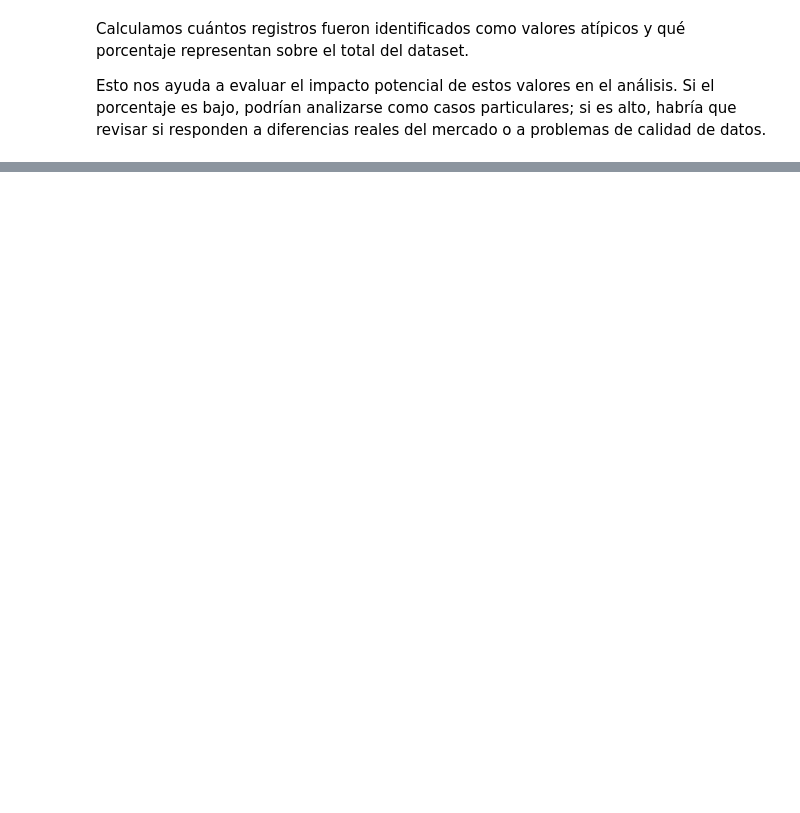
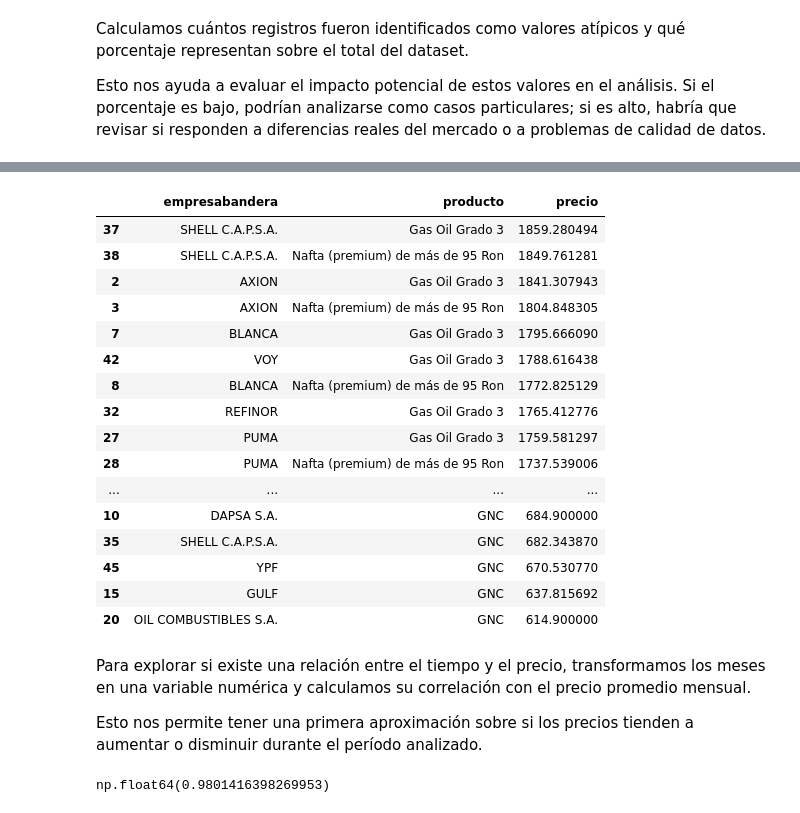
Before and after one commit to matiasdemori/Trabajo-Integrador-Ciencia-de-Datos, a Jupyter notebook: TP_Integrados_Ciencia_de_Datos.ipynb, the cells around one changed output, grey strips where cells are left out. Saved outputs shown, nothing was run; the diff lists cells and outputs as text; code cells hidden in the pictures; blank space fills up the shorter version.

```diff
--- a/TP_Integrados_Ciencia_de_Datos.ipynb
+++ b/TP_Integrados_Ciencia_de_Datos.ipynb
@@ -721,0 +871,12 @@ Porcentaje de valores atípicos: 2.261055614513775
+# %%
+# Creamos una columna con año y mes
+df_limpio["anio_mes"] = df_limpio["fecha_vigencia"].dt.to_period("M")
+
+# Calculamos el precio promedio por mes
+precio_por_mes = (
+    df_limpio
+    .groupby("anio_mes")["precio"]
+    .mean()
+)
+
+precio_por_mes
@@ -721,0 +932,45 @@ Porcentaje de valores atípicos: 2.261055614513775
+# %%
+precio_empresa_producto = (
+    df_limpio
+    .groupby(["empresabandera", "producto"])["precio"]
+    .mean()
+    .reset_index()
+    .sort_values("precio", ascending=False)
+)
+
+precio_empresa_producto
+# %% [output]
+|  | empresabandera | producto | precio |
+| 37 | SHELL C.A.P.S.A. | Gas Oil Grado 3 | 1859.280494 |
+| 38 | SHELL C.A.P.S.A. | Nafta (premium) de más de 95 Ron | 1849.761281 |
+| 2 | AXION | Gas Oil Grado 3 | 1841.307943 |
+| 3 | AXION | Nafta (premium) de más de 95 Ron | 1804.848305 |
+| 7 | BLANCA | Gas Oil Grado 3 | 1795.666090 |
+| 42 | VOY | Gas Oil Grado 3 | 1788.616438 |
+| 8 | BLANCA | Nafta (premium) de más de 95 Ron | 1772.825129 |
+| 32 | REFINOR | Gas Oil Grado 3 | 1765.412776 |
+| 27 | PUMA | Gas Oil Grado 3 | 1759.581297 |
+| 28 | PUMA | Nafta (premium) de más de 95 Ron | 1737.539006 |
+| ... | ... | ... | ... |
+| 10 | DAPSA S.A. | GNC | 684.900000 |
+| 35 | SHELL C.A.P.S.A. | GNC | 682.343870 |
+| 45 | YPF | GNC | 670.530770 |
+| 15 | GULF | GNC | 637.815692 |
+| 20 | OIL COMBUSTIBLES S.A. | GNC | 614.900000 |
+# %% [markdown]
+Para explorar si existe una relación entre el tiempo y el precio, transformamos los meses en una variable numérica y calculamos su correlación con el precio promedio mensual.
+
+Esto nos permite tener una primera aproximación sobre si los precios tienden a aumentar o disminuir durante el período analizado.
+# %%
+# Convertimos el precio promedio mensual en un DataFrame
+precio_por_mes_df = precio_por_mes.reset_index()
+
+# Creamos una variable numérica para representar el orden de los meses
+precio_por_mes_df["mes_numero"] = range(1, len(precio_por_mes_df) + 1)
+
+# Calculamos la correlación entre el paso del tiempo y el precio promedio
+correlacion_tiempo_precio = precio_por_mes_df["mes_numero"].corr(precio_por_mes_df["precio"])
+
+correlacion_tiempo_precio
+# %% [output]
+np.float64(0.9801416398269953)
```
Also changed, not shown: parts of 36 cells of this notebook.
